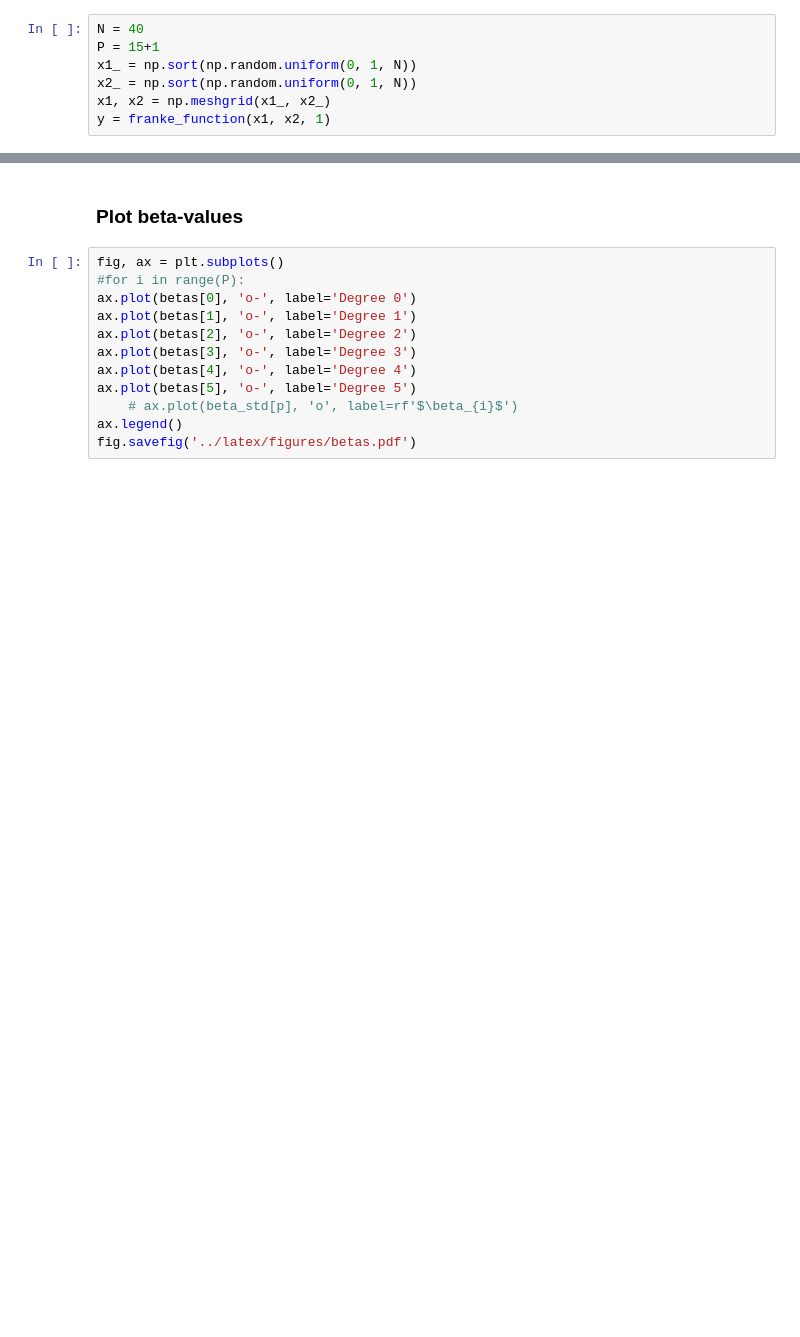
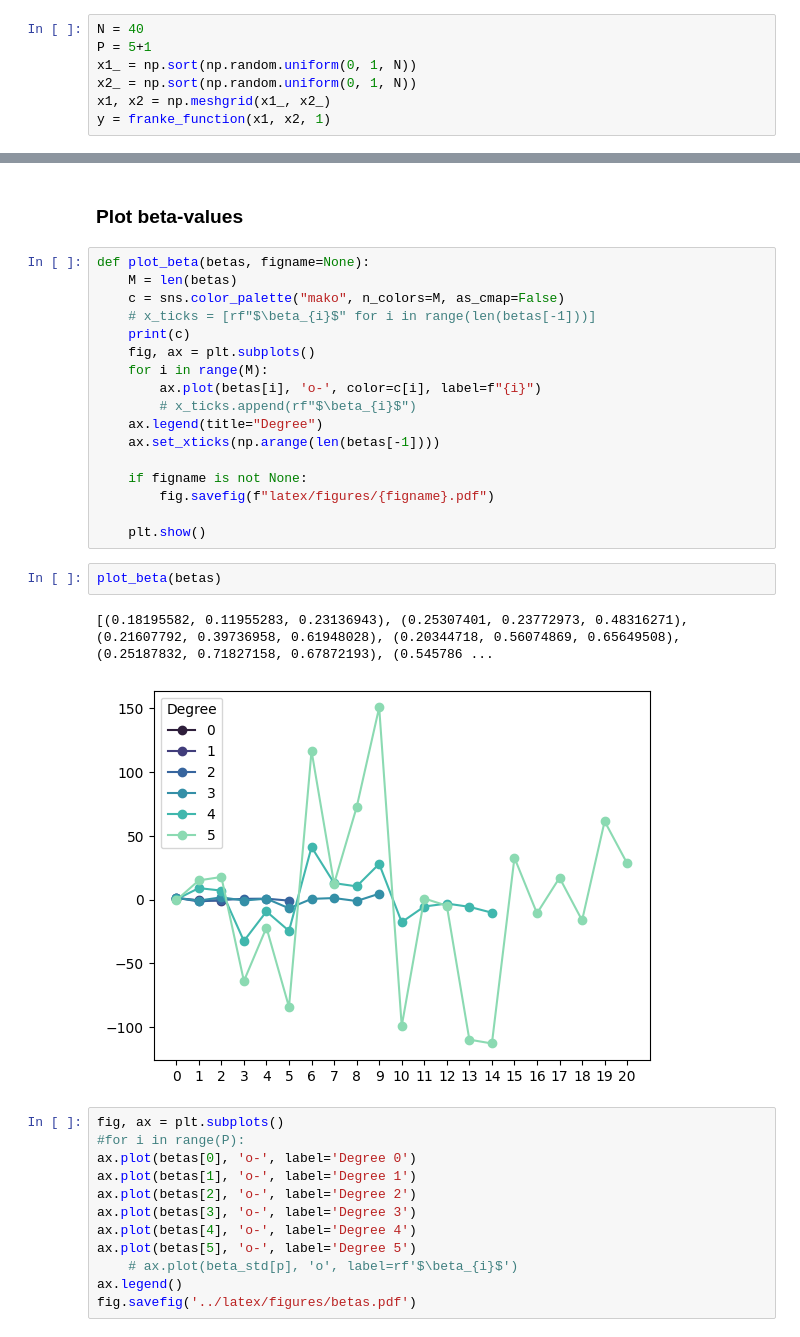
Before and after one commit to jovidie/FYS-STK4155, a Jupyter notebook: project-1/notebooks/project.ipynb, the cells around one changed output, grey strips where cells are left out. Drawn from its saved outputs; the diff is of its cells as text; blank space fills up the shorter version.

```diff
--- a/project-1/notebooks/project.ipynb
+++ b/project-1/notebooks/project.ipynb
@@ -119,7 +120,7 @@ class OLSRegression:
         return y_pred
 # %%
 N = 40
-P = 15+1
+P = 5+1
 x1_ = np.sort(np.random.uniform(0, 1, N))
 x2_ = np.sort(np.random.uniform(0, 1, N))
 x1, x2 = np.meshgrid(x1_, x2_)
@@ -158,6 +159,28 @@ for p in range(P):
     test_r2[p] = r2(y_test, y_pred)
 # %% [markdown]
 ### Plot beta-values
+# %%
+def plot_beta(betas, figname=None):
+    M = len(betas)
+    c = sns.color_palette("mako", n_colors=M, as_cmap=False)
+    # x_ticks = [rf"$\beta_{i}$" for i in range(len(betas[-1]))]
+    print(c)
+    fig, ax = plt.subplots()
+    for i in range(M):
+        ax.plot(betas[i], 'o-', color=c[i], label=f"{i}")
+        # x_ticks.append(rf"$\beta_{i}$")
+    ax.legend(title="Degree")
+    ax.set_xticks(np.arange(len(betas[-1])))
+
+    if figname is not None:
+        fig.savefig(f"latex/figures/{figname}.pdf")
+
+    plt.show()
+# %%
+plot_beta(betas)
+# %% [output]
+[(0.18195582, 0.11955283, 0.23136943), (0.25307401, 0.23772973, 0.48316271), (0.21607792, 0.39736958, 0.61948028), (0.20344718, 0.56074869, 0.65649508), (0.25187832, 0.71827158, 0.67872193), (0.545786 ...
+[figure, added]
 # %%
 fig, ax = plt.subplots()
 #for i in range(P):
```
Also changed, not shown: parts of 2 cells of this notebook.
